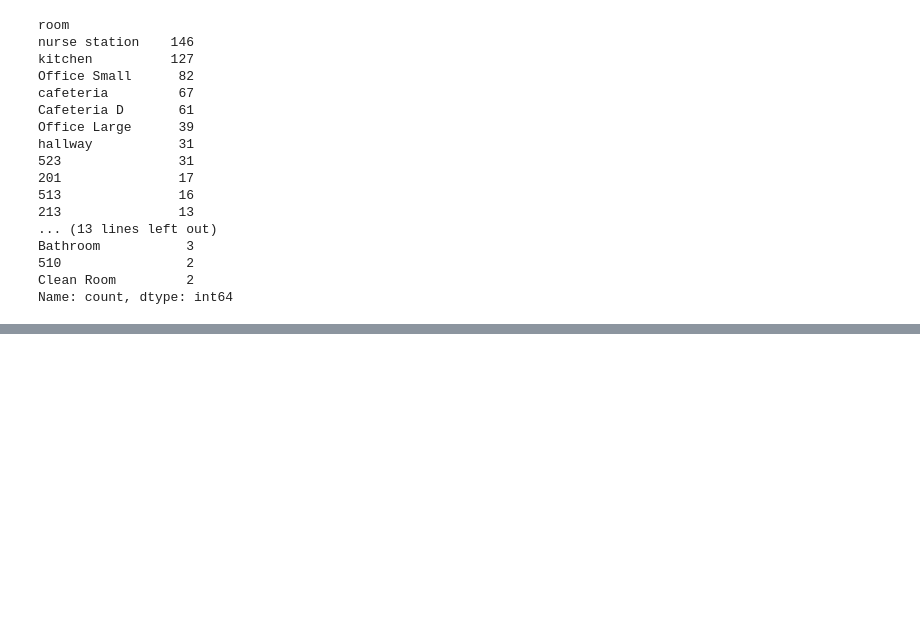
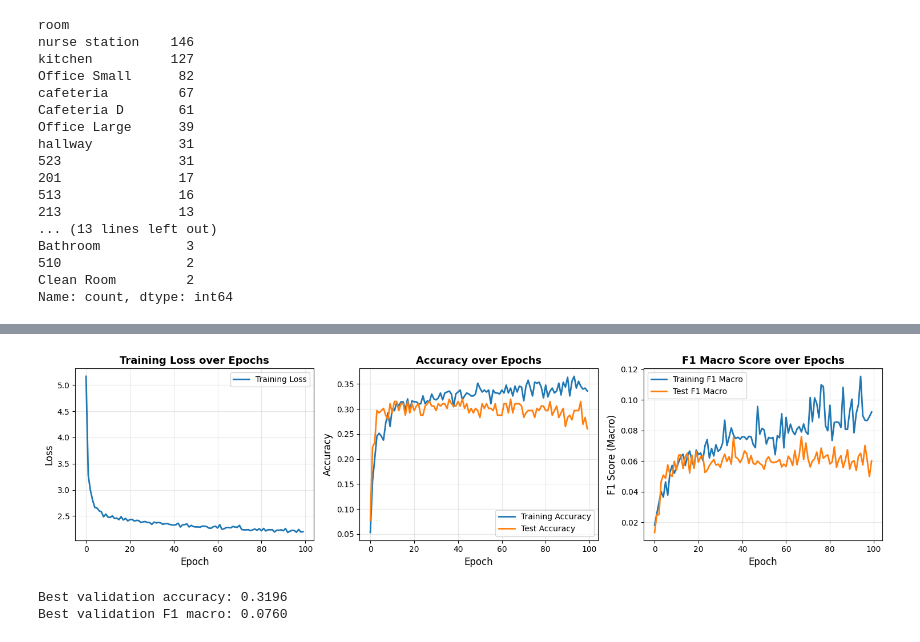
Before and after one commit to rakuzai/alcr-2026, a Jupyter notebook: code/notebook/main.ipynb, the cells around one changed output, grey strips where cells are left out. Drawn from its saved outputs; the diff is of its cells as text; code cells hidden in the pictures; blank space fills up the shorter version.

```diff
--- a/code/notebook/main.ipynb
+++ b/code/notebook/main.ipynb
@@ -691,0 +729,39 @@ Final Training Loss: 14.2629
+# %%
+# Plot training curves
+fig, axes = plt.subplots(1, 3, figsize=(15, 4))
+
+# Loss curve
+axes[0].plot(train_losses, linewidth=2, label='Training Loss')
+axes[0].set_xlabel('Epoch', fontsize=12)
+axes[0].set_ylabel('Loss', fontsize=12)
+axes[0].set_title('Training Loss over Epochs', fontsize=13, fontweight='bold')
+axes[0].grid(True, alpha=0.3)
+axes[0].legend()
+
+# Accuracy curve
+axes[1].plot(train_accuracies, linewidth=2, label='Training Accuracy')
+axes[1].plot(val_accuracies, linewidth=2, label='Test Accuracy')
+axes[1].set_xlabel('Epoch', fontsize=12)
+axes[1].set_ylabel('Accuracy', fontsize=12)
+axes[1].set_title('Accuracy over Epochs', fontsize=13, fontweight='bold')
+axes[1].grid(True, alpha=0.3)
+axes[1].legend()
+
+# F1 macro curve
+axes[2].plot(train_f1_scores, linewidth=2, label='Training F1 Macro')
+axes[2].plot(val_f1_scores, linewidth=2, label='Test F1 Macro')
+axes[2].set_xlabel('Epoch', fontsize=12)
+axes[2].set_ylabel('F1 Score (Macro)', fontsize=12)
+axes[2].set_title('F1 Macro Score over Epochs', fontsize=13, fontweight='bold')
+axes[2].grid(True, alpha=0.3)
+axes[2].legend()
+
+plt.tight_layout()
+plt.show()
+
+print(f"\nBest validation accuracy: {max(val_accuracies):.4f}")
+print(f"Best validation F1 macro: {max(val_f1_scores):.4f}")
+# %% [output]
+[figure, added]
+Best validation accuracy: 0.3196
+Best validation F1 macro: 0.0760
```
Also changed, not shown: parts of 23 cells of this notebook, 1 other file.
